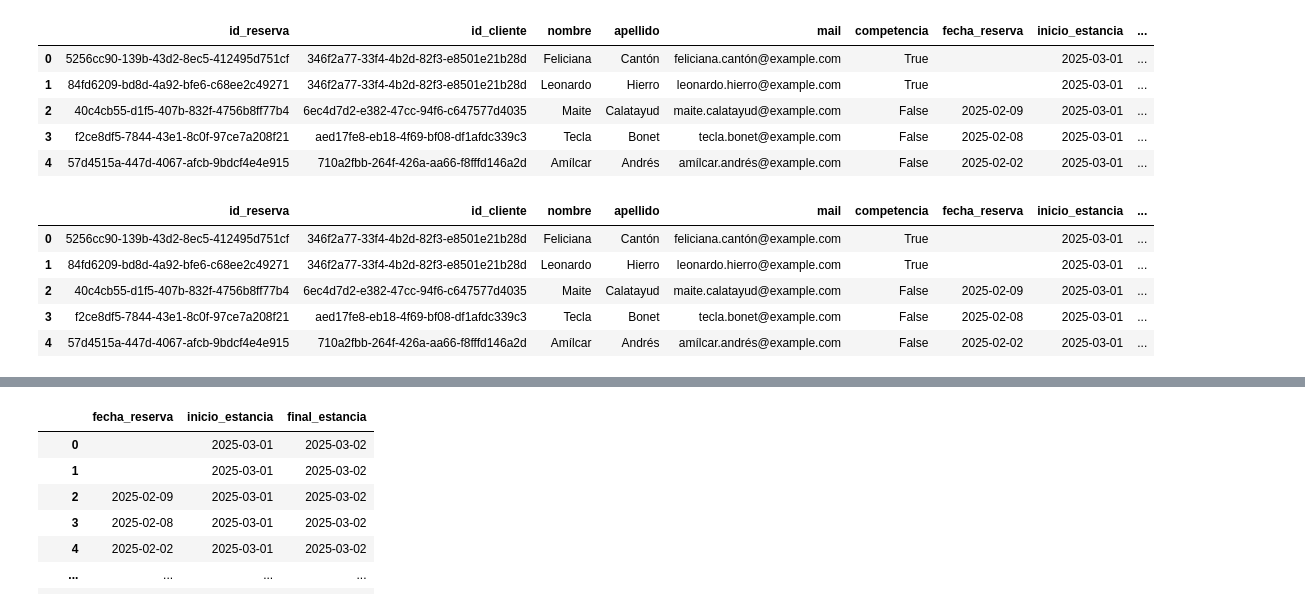
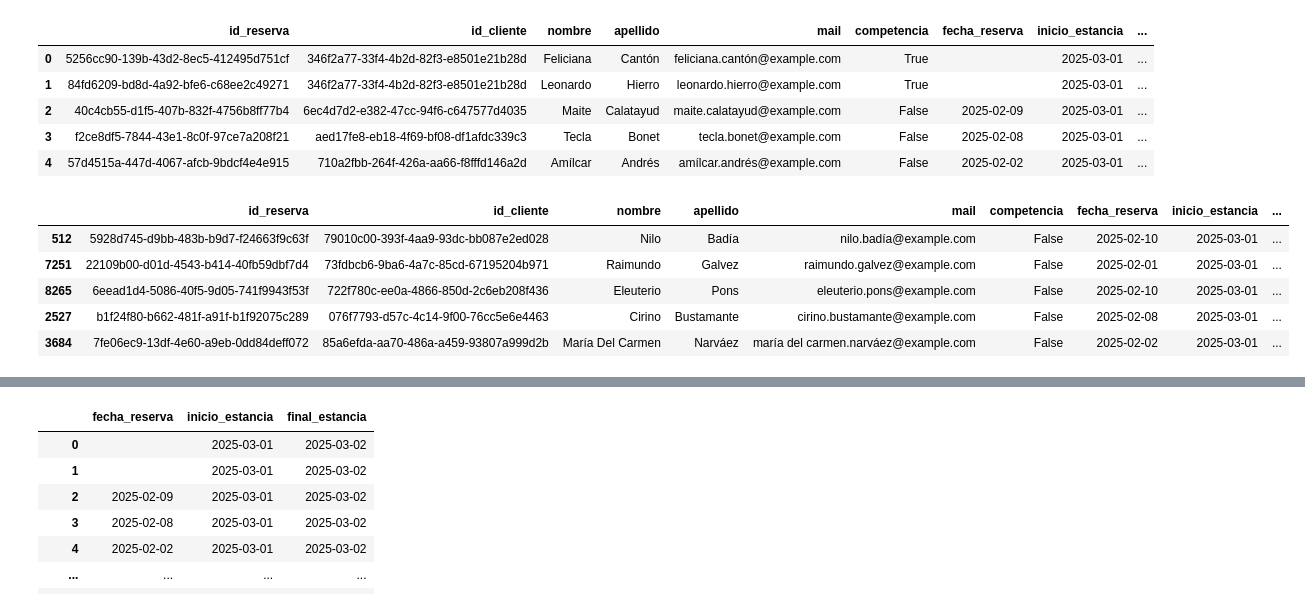
Before and after one commit to marta-ba/ETL_IBIShotels, a Jupyter notebook: jupyters/eda.ipynb, the cells around one changed output, grey strips where cells are left out. Drawn from its saved outputs; the diff is of its cells as text; code cells hidden in the pictures.

```diff
--- a/jupyters/eda.ipynb
+++ b/jupyters/eda.ipynb
@@ -26,11 +26,11 @@ df_raw.head()
 # %%
 df = df_raw.copy()
 df = pd.DataFrame(df)
-df.head()
+df.sample(5)
 # %% [output]
 |  | id_reserva | id_cliente | nombre | apellido | mail | competencia | fecha_reserva | inicio_estancia | ... |
-| 0 | 5256cc90-139b-43d2-8ec5-412495d751cf | 346f2a77-33f4-4b2d-82f3-e8501e21b28d | Feliciana | Cantón | feliciana.cantón@example.com | True |  | 2025-03-01 | ... |
-| 1 | 84fd6209-bd8d-4a92-bfe6-c68ee2c49271 | 346f2a77-33f4-4b2d-82f3-e8501e21b28d | Leonardo | Hierro | leonardo.hierro@example.com | True |  | 2025-03-01 | ... |
-| 2 | 40c4cb55-d1f5-407b-832f-4756b8ff77b4 | 6ec4d7d2-e382-47cc-94f6-c647577d4035 | Maite | Calatayud | maite.calatayud@example.com | False | 2025-02-09 | 2025-03-01 | ... |
-| 3 | f2ce8df5-7844-43e1-8c0f-97ce7a208f21 | aed17fe8-eb18-4f69-bf08-df1afdc339c3 | Tecla | Bonet | tecla.bonet@example.com | False | 2025-02-08 | 2025-03-01 | ... |
-| 4 | 57d4515a-447d-4067-afcb-9bdcf4e4e915 | 710a2fbb-264f-426a-aa66-f8fffd146a2d | Amílcar | Andrés | amílcar.andrés@example.com | False | 2025-02-02 | 2025-03-01 | ... |
+| 512 | 5928d745-d9bb-483b-b9d7-f24663f9c63f | 79010c00-393f-4aa9-93dc-bb087e2ed028 | Nilo | Badía | nilo.badía@example.com | False | 2025-02-10 | 2025-03-01 | ... |
+| 7251 | 22109b00-d01d-4543-b414-40fb59dbf7d4 | 73fdbcb6-9ba6-4a7c-85cd-67195204b971 | Raimundo | Galvez | raimundo.galvez@example.com | False | 2025-02-01 | 2025-03-01 | ... |
+| 8265 | 6eead1d4-5086-40f5-9d05-741f9943f53f | 722f780c-ee0a-4866-850d-2c6eb208f436 | Eleuterio | Pons | eleuterio.pons@example.com | False | 2025-02-10 | 2025-03-01 | ... |
+| 2527 | b1f24f80-b662-481f-a91f-b1f92075c289 | 076f7793-d57c-4c14-9f00-76cc5e6e4463 | Cirino | Bustamante | cirino.bustamante@example.com | False | 2025-02-08 | 2025-03-01 | ... |
+| 3684 | 7fe06ec9-13df-4e60-a9eb-0dd84deff072 | 85a6efda-aa70-486a-a459-93807a999d2b | María Del Carmen | Narváez | maría del carmen.narváez@example.com | False | 2025-02-02 | 2025-03-01 | ... |
```
Also changed, not shown: parts of 44 cells of this notebook, 3 other files.
